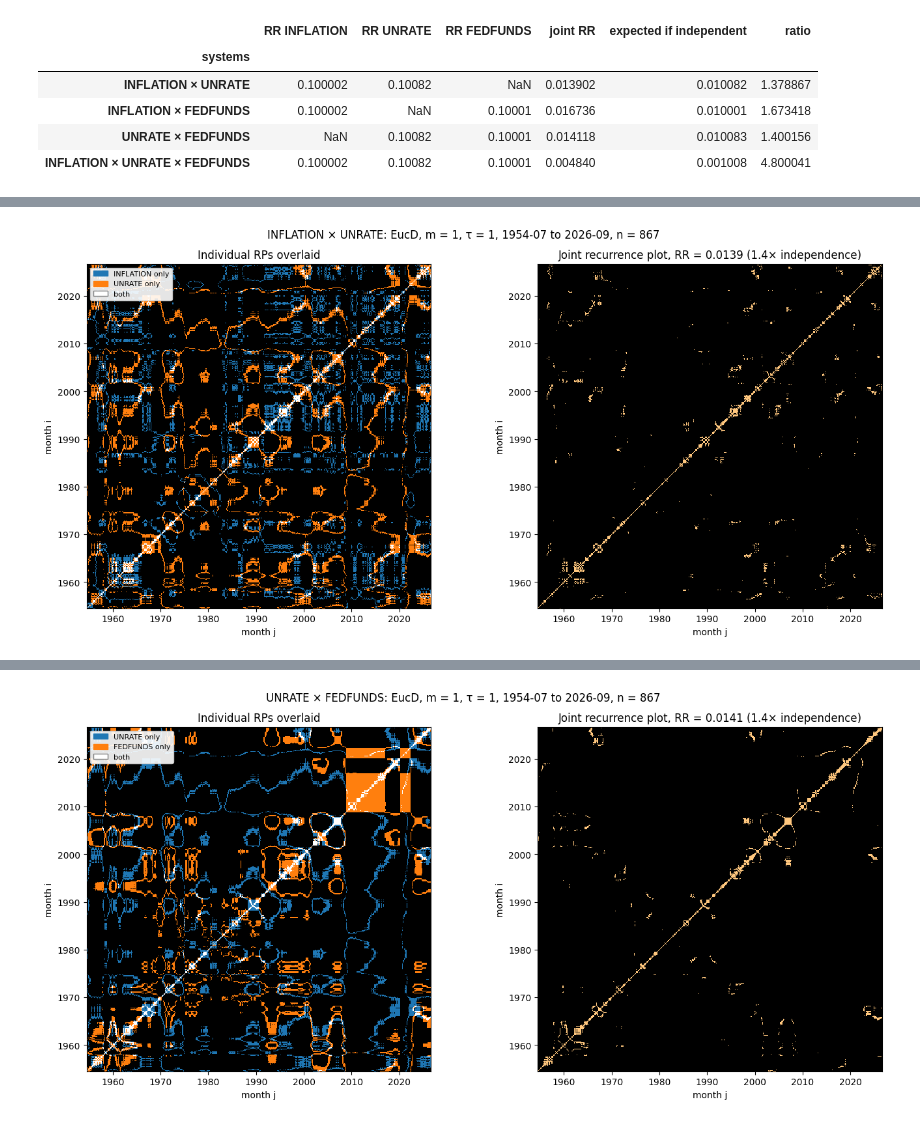
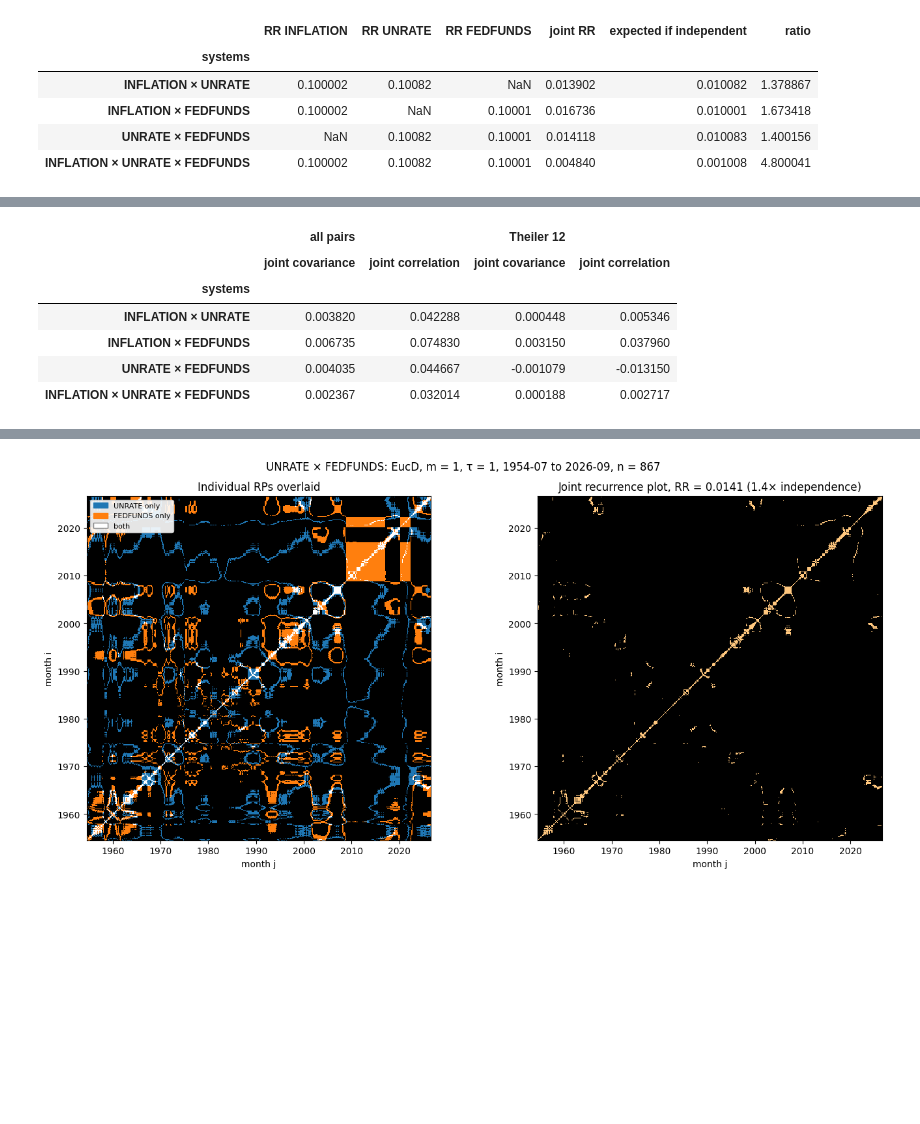
Before and after one commit to Anastasios-Vlachmpeis/Recurrence-Plot-Research, a Jupyter notebook: CPI_UNRATE_FEDFUNDS_RR.ipynb, the cells around one changed output, grey strips where cells are left out. Saved outputs shown, nothing was run; the diff lists cells and outputs as text; code cells hidden in the pictures; blank space fills up the shorter version.

Commit message:
evaluating behaviour of known 'correlated' indices

```diff
--- a/CPI_UNRATE_FEDFUNDS_RR.ipynb
+++ b/CPI_UNRATE_FEDFUNDS_RR.ipynb
@@ -245,5 +229,45 @@ jrps = {}
 # %%
-# Inflation x Unemployment JRP
-jrps[("INFLATION", "UNRATE")] = plot_jrp("INFLATION", "UNRATE")
+# Doubly and triply joint covariance and correlation of the recurrence indicators.
+# Each month pair (i, j) is one observation; R_X[i, j] is a 0/1 variable with mean q_X = RR_X.
+#
+# Pairs (2nd order):
+#   Cov_XY  = E[(R_X - q_X)(R_Y - q_Y)] = q_XY - q_X q_Y                (joint RR minus its independence value)
+#   corr_XY = Cov_XY / (σ_X σ_Y),  σ_X = sqrt(q_X (1 - q_X))           (phi coefficient, in [-1, 1])
+#
+# Trio (3rd-order joint cumulant):
+#   Cov_XYZ = E[(R_X - q_X)(R_Y - q_Y)(R_Z - q_Z)]
+#           = q_XYZ - q_X q_YZ - q_Y q_XZ - q_Z q_XY + 2 q_X q_Y q_Z
+#   It is 0 whenever one series is independent of the other two, even if those two are linked, so it isolates
+#   the purely three-way part (unlike D_3 = q_XYZ - q_X q_Y q_Z in ResearchBook).
+#   corr_XYZ = Cov_XYZ / (‖R_X - q_X‖₃ ‖R_Y - q_Y‖₃ ‖R_Z - q_Z‖₃),  ‖a‖₃ = E[|a|³]^(1/3).
+#   Hölder's inequality bounds this in [-1, 1]. Dividing by σ_X σ_Y σ_Z (standard coskewness) is not bounded
+#   here: with q ≈ 0.1 the indicators are very skewed and that ratio can exceed 1.
+
+def dependence_table(min_sep: int = 1) -> pd.DataFrame:
+    """Joint covariance / correlation over month pairs (i, j) with j - i >= min_sep."""
+    idx = np.triu_indices(N_STATES, k=min_sep)
+    centred = {c: rps[c][idx] - rps[c][idx].mean() for c in series_cols}
+    rows = []
+    for combo in COMBOS:
+        parts = [centred[c] for c in combo]
+        cov = np.prod(parts, axis=0).mean()
+        if len(combo) == 2:
+            scale = np.prod([np.sqrt(np.mean(p ** 2)) for p in parts])
+        else:
+            scale = np.prod([np.mean(np.abs(p) ** 3) ** (1 / 3) for p in parts])
+        rows.append({"systems": " × ".join(combo), "order": len(combo),
+                     "joint covariance": cov, "joint correlation": cov / scale})
+    return pd.DataFrame(rows).set_index("systems")
+
+dependence = dependence_table()                         # all off-diagonal pairs
+dependence_theiler = dependence_table(min_sep=THEILER)  # pairs at least THEILER months apart
+pd.concat({"all pairs": dependence.drop(columns="order"),
+           f"Theiler {THEILER}": dependence_theiler.drop(columns="order")}, axis=1)
 # %% [output]
-[figure, removed]
+|  | all pairs |  | Theiler 12 |  |
+|  | joint covariance | joint correlation | joint covariance | joint correlation |
+| systems |  |  |  |  |
+| INFLATION × UNRATE | 0.003820 | 0.042288 | 0.000448 | 0.005346 |
+| INFLATION × FEDFUNDS | 0.006735 | 0.074830 | 0.003150 | 0.037960 |
+| UNRATE × FEDFUNDS | 0.004035 | 0.044667 | -0.001079 | -0.013150 |
+| INFLATION × UNRATE × FEDFUNDS | 0.002367 | 0.032014 | 0.000188 | 0.002717 |
```
Also changed, not shown: parts of 7 cells of this notebook, 1 other file.
